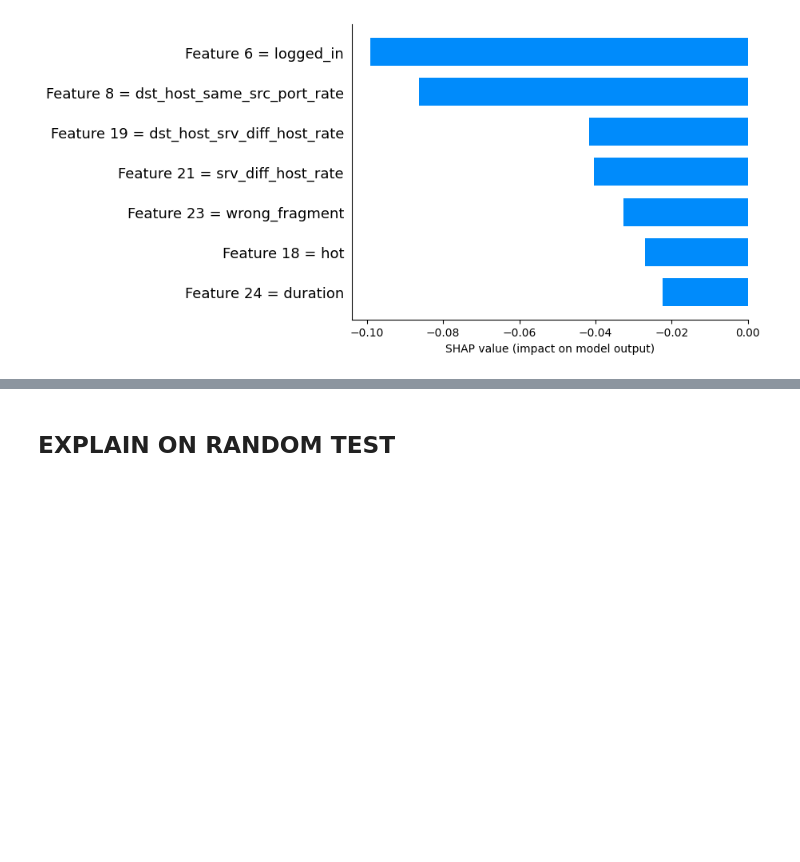
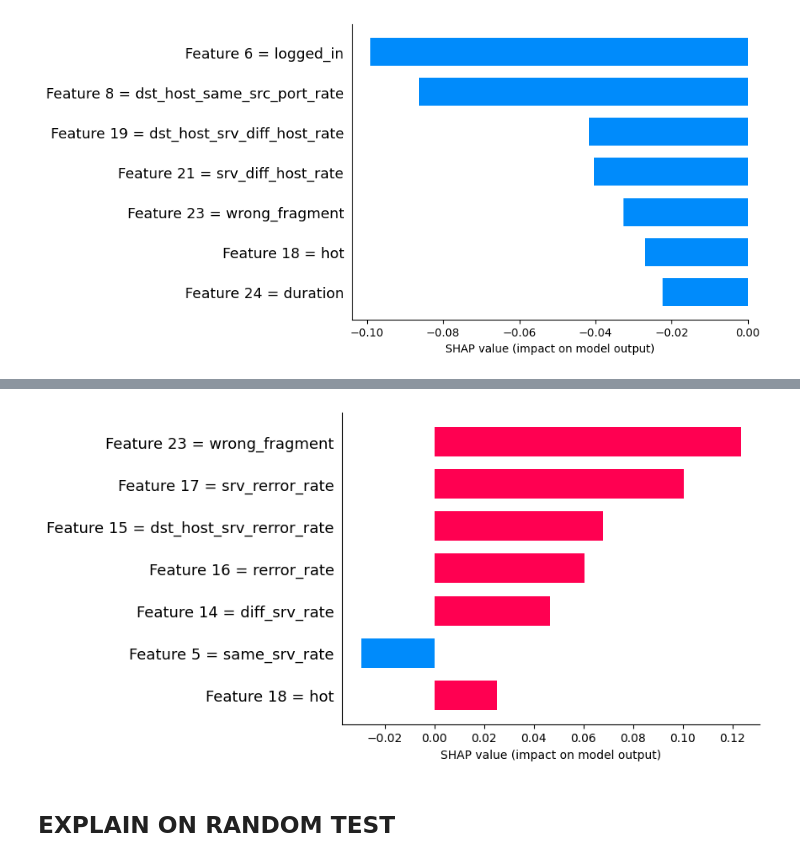
Before and after one commit to zauzooz/DNN_SHAP_AE, a Jupyter notebook: NSL-KDD-defense.ipynb, the cells around one changed output, grey strips where cells are left out. Cells and saved outputs as stored; diff of their text form; code cells hidden in the pictures; blank space fills up the shorter version.

```diff
--- a/NSL-KDD-defense.ipynb
+++ b/NSL-KDD-defense.ipynb
@@ -310,2 +314,6 @@ shap.bar_plot(_shap_defs[1][nor_ins_1], selected_features)
+# %%
+shap.bar_plot(_shap_defs[1][atk_ins_1], selected_features)
+# %% [output]
+[figure, added]
 # %% [markdown]
 ## EXPLAIN ON RANDOM TEST
```
Also changed, not shown: parts of 2 cells of this notebook.
